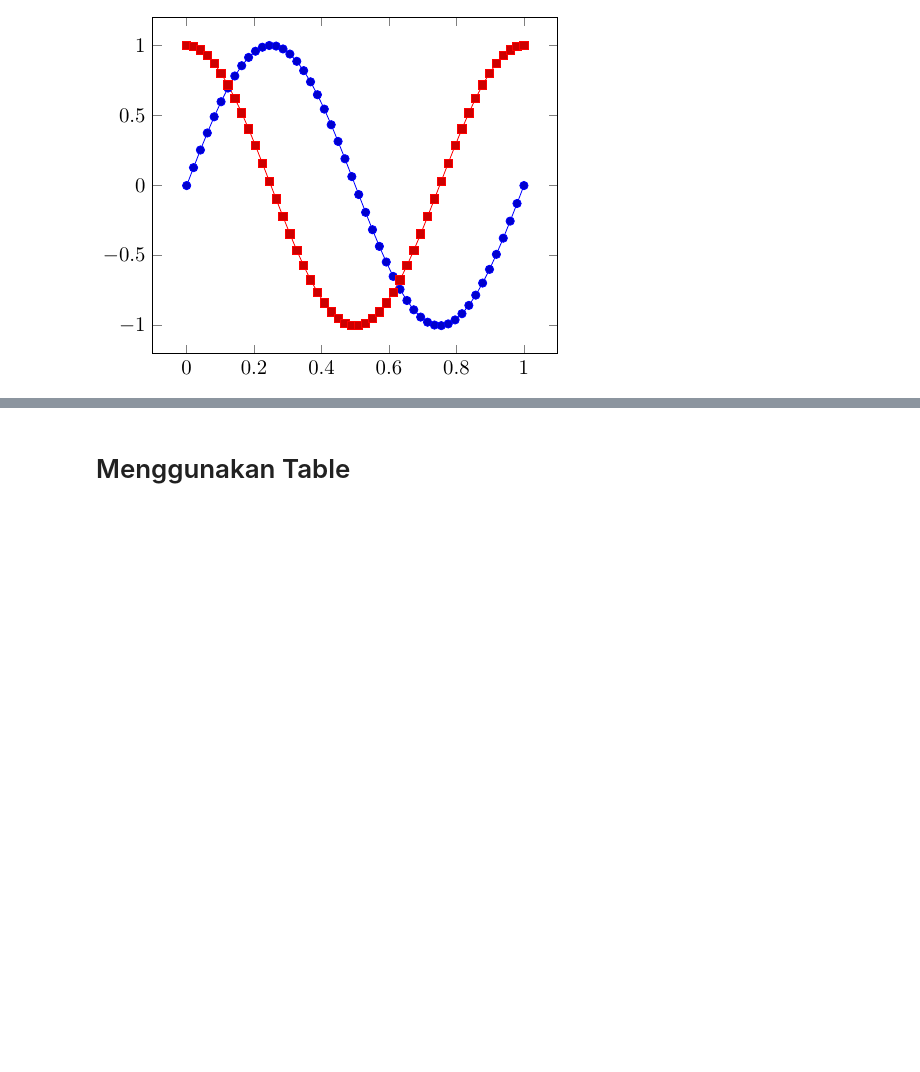
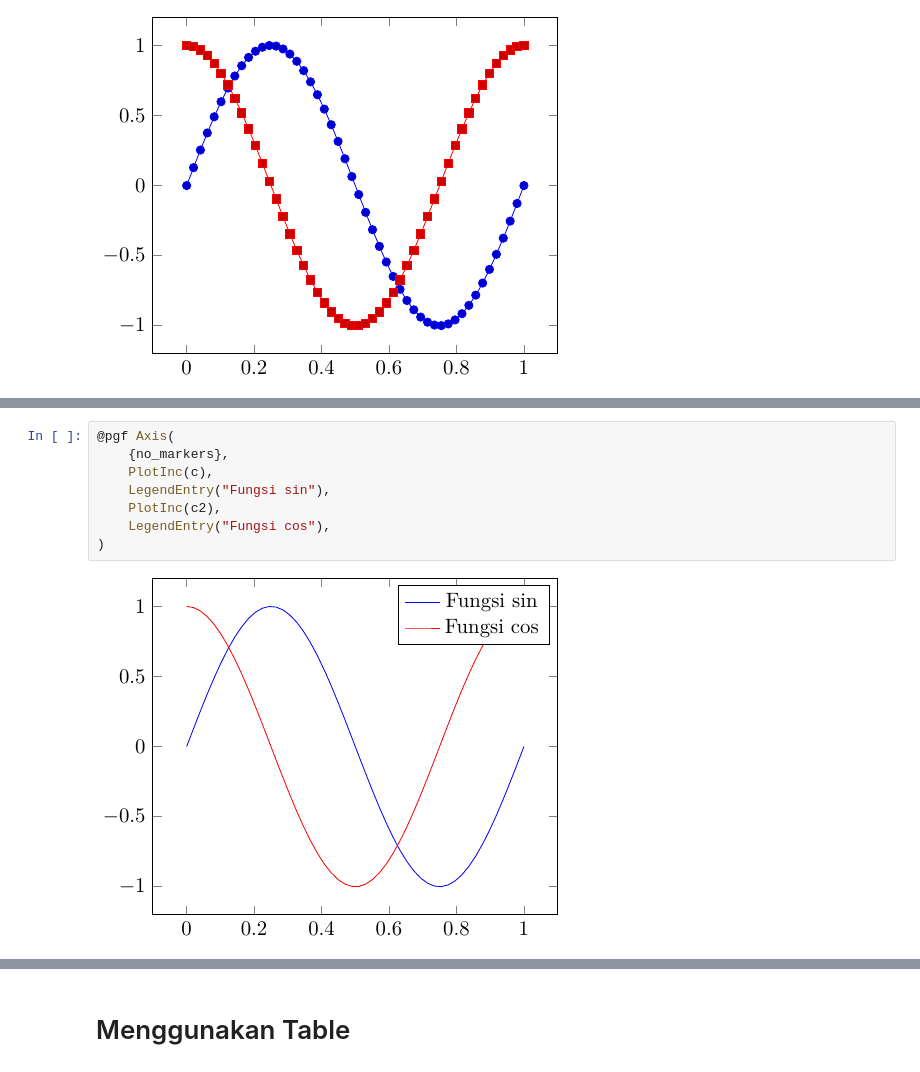
Before and after one commit to f-fathurrahman/ffr-julia-stuffs, a Jupyter notebook: PGFPlotsX/Examples_PGFPlotsX.ipynb, the cells around one changed output, grey strips where cells are left out. Saved outputs shown, nothing was run; the diff lists cells and outputs as text; blank space fills up the shorter version.

```diff
--- a/PGFPlotsX/Examples_PGFPlotsX.ipynb
+++ b/PGFPlotsX/Examples_PGFPlotsX.ipynb
@@ -148,0 +93,10 @@ c2 = Coordinates(x,y2);
+# %%
+@pgf Axis(
+    {no_markers},
+    PlotInc(c),
+    LegendEntry("Fungsi sin"),
+    PlotInc(c2),
+    LegendEntry("Fungsi cos"),
+)
+# %% [output]
+[figure, added]
```
Also changed, not shown: parts of 25 cells of this notebook.
